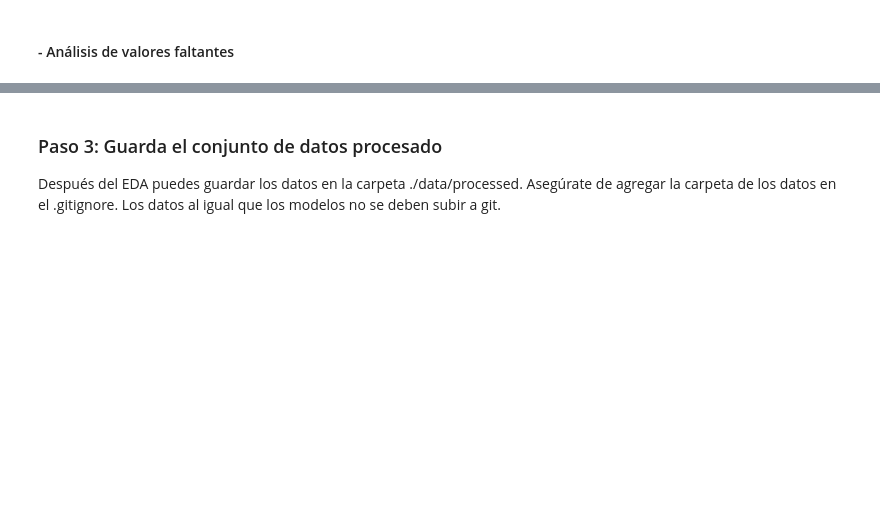
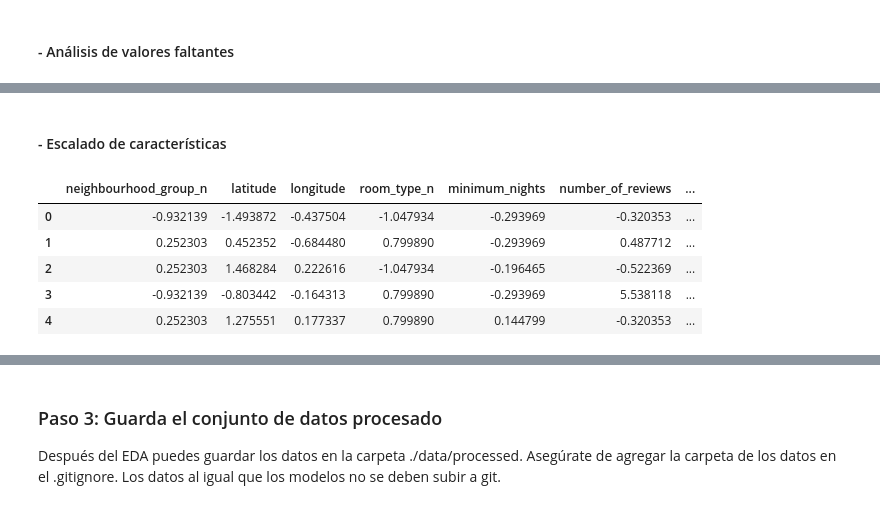
Before and after one commit to Pilizmt/machine-learning-python-template-pilarzarco, a Jupyter notebook: src/explore.ipynb, the cells around one changed output, grey strips where cells are left out. Drawn from its saved outputs; the diff is of its cells as text; code cells hidden in the pictures; blank space fills up the shorter version.

```diff
--- a/src/explore.ipynb
+++ b/src/explore.ipynb
@@ -233,14 +439,23 @@ Abnb_df.head()
+# %% [markdown]
+#### - Escalado de características
 # %%
-# Escalado de características
+# Normalización
 from sklearn.preprocessing import StandardScaler
 
-num_variables = ["Pclass", "Age", "Fare", "Sex_n", "Embarked_n", "FamMembers"]
+num_variables = ["neighbourhood_group_n", "latitude", "longitude", "room_type_n", "minimum_nights", "number_of_reviews", "reviews_per_month", "calculated_host_listings_count", "availability_365"]
 
 scaler = StandardScaler()
 norm_features = scaler.fit_transform(Abnb_df[num_variables])
-total_data_norm = pd.DataFrame(norm_features, index = Abnb_df.index, columns = num_variables)
-total_data_norm["Survived"] = Abnb_df["Survived"]
-total_data_norm.head()
+total_Abnb_norm = pd.DataFrame(norm_features, index = Abnb_df.index, columns = num_variables)
+total_Abnb_norm["price"] = Abnb_df["price"] # Variable objetivo por eso la dejamos fuera de la normalización
+total_Abnb_norm.head()
+# %% [output]
+|  | neighbourhood_group_n | latitude | longitude | room_type_n | minimum_nights | number_of_reviews | ... |
+| 0 | -0.932139 | -1.493872 | -0.437504 | -1.047934 | -0.293969 | -0.320353 | ... |
+| 1 | 0.252303 | 0.452352 | -0.684480 | 0.799890 | -0.293969 | 0.487712 | ... |
+| 2 | 0.252303 | 1.468284 | 0.222616 | -1.047934 | -0.196465 | -0.522369 | ... |
+| 3 | -0.932139 | -0.803442 | -0.164313 | 0.799890 | -0.293969 | 5.538118 | ... |
+| 4 | 0.252303 | 1.275551 | 0.177337 | 0.799890 | 0.144799 | -0.320353 | ... |
 # %%
 # Escala mín.-máx
 from sklearn.preprocessing import MinMaxScaler
```
Also changed, not shown: parts of 40 cells of this notebook, 3 other files.
